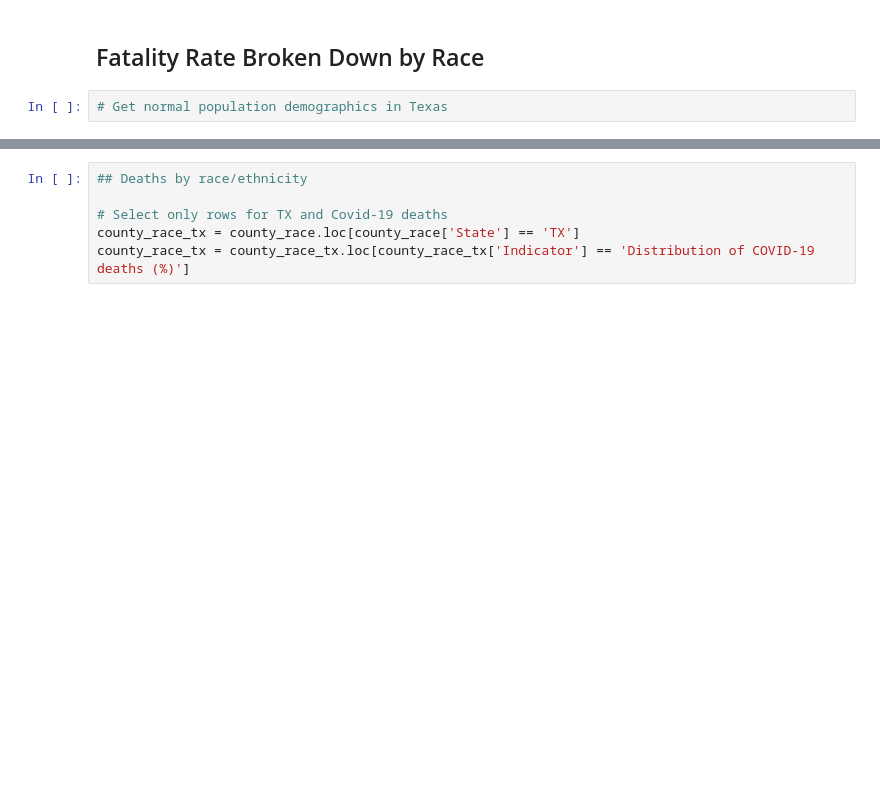
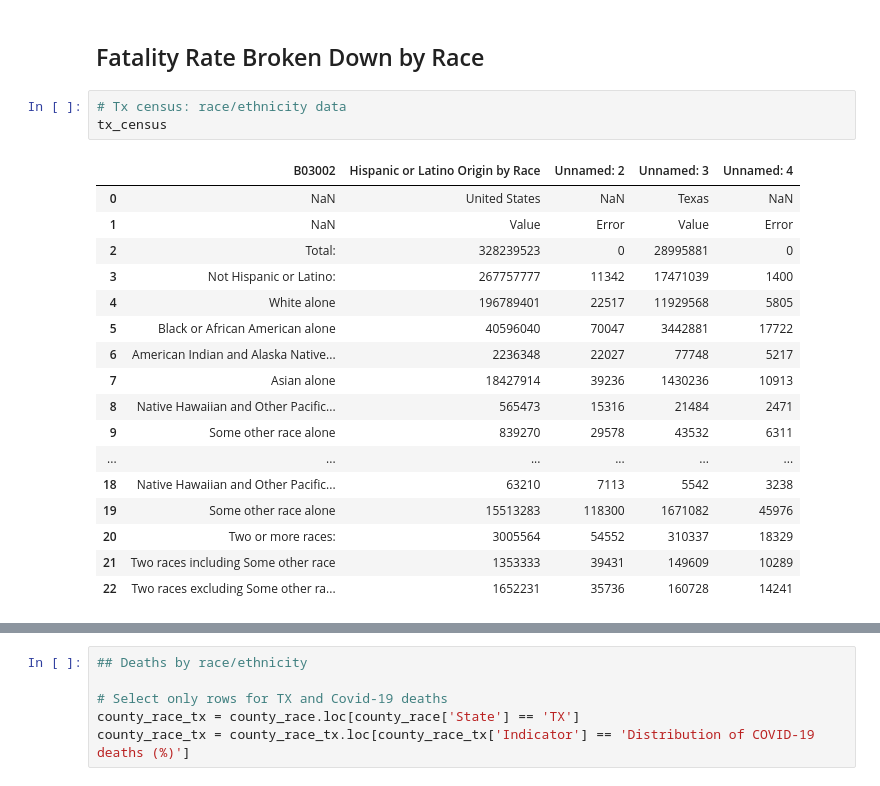
Before and after one commit to Mvhaynes/Project1-covid-analysis, a Jupyter notebook: Covid Analysis.ipynb, the cells around one changed output, grey strips where cells are left out. Drawn from its saved outputs; the diff is of its cells as text; blank space fills up the shorter version.

```diff
--- a/Covid Analysis.ipynb
+++ b/Covid Analysis.ipynb
@@ -273,5 +275,24 @@ plt.show()
 [figure]
 # %% [markdown]
 ## Fatality Rate Broken Down by Race
-# %%
-# Get normal population demographics in Texas
+# %%
+# Tx census: race/ethnicity data
+tx_census
+# %% [output]
+|  | B03002 | Hispanic or Latino Origin by Race | Unnamed: 2 | Unnamed: 3 | Unnamed: 4 |
+| 0 | NaN | United States | NaN | Texas | NaN |
+| 1 | NaN | Value | Error | Value | Error |
+| 2 | Total: | 328239523 | 0 | 28995881 | 0 |
+| 3 | Not Hispanic or Latino: | 267757777 | 11342 | 17471039 | 1400 |
+| 4 | White alone | 196789401 | 22517 | 11929568 | 5805 |
+| 5 | Black or African American alone | 40596040 | 70047 | 3442881 | 17722 |
+| 6 | American Indian and Alaska Native... | 2236348 | 22027 | 77748 | 5217 |
+| 7 | Asian alone | 18427914 | 39236 | 1430236 | 10913 |
+| 8 | Native Hawaiian and Other Pacific... | 565473 | 15316 | 21484 | 2471 |
+| 9 | Some other race alone | 839270 | 29578 | 43532 | 6311 |
+| ... | ... | ... | ... | ... | ... |
+| 18 | Native Hawaiian and Other Pacific... | 63210 | 7113 | 5542 | 3238 |
+| 19 | Some other race alone | 15513283 | 118300 | 1671082 | 45976 |
+| 20 | Two or more races: | 3005564 | 54552 | 310337 | 18329 |
+| 21 | Two races including Some other race | 1353333 | 39431 | 149609 | 10289 |
+| 22 | Two races excluding Some other ra... | 1652231 | 35736 | 160728 | 14241 |
```
Also changed, not shown: parts of 3 cells of this notebook, 4 other files.
